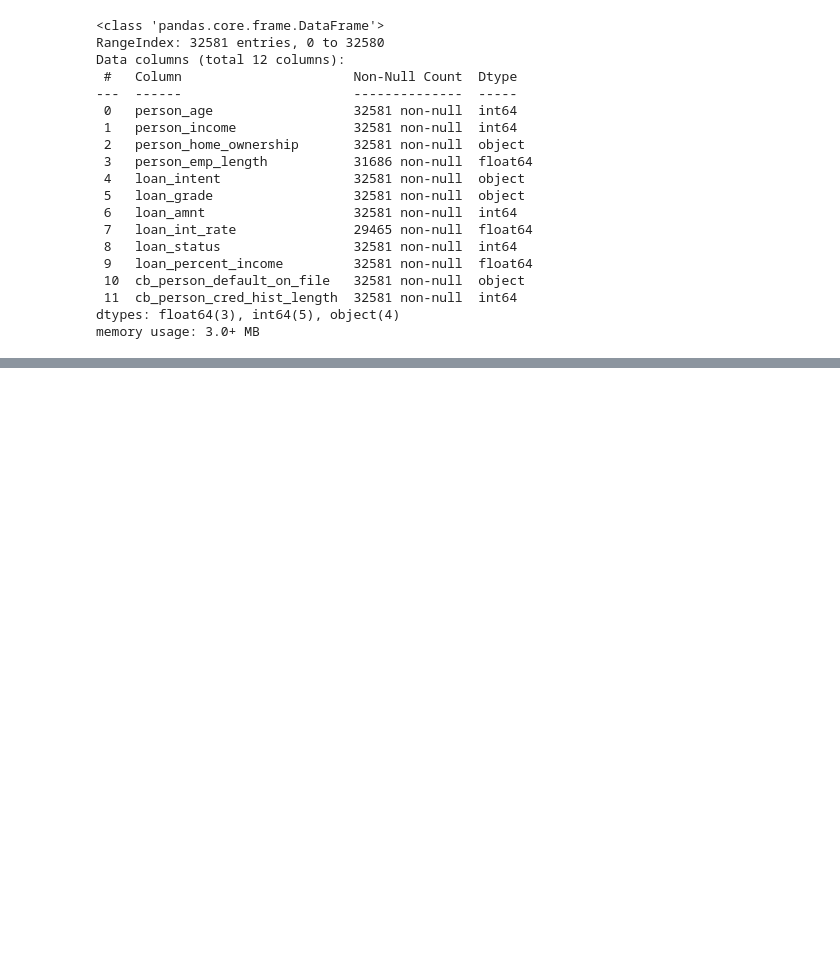
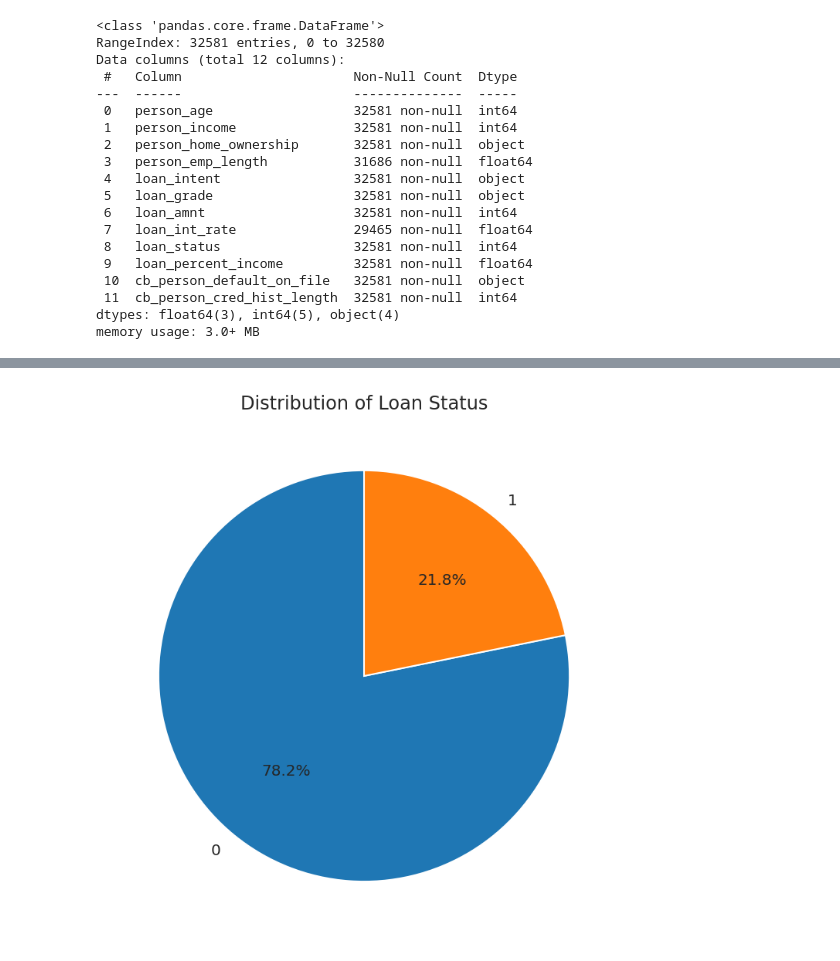
Before and after one commit to faadeola/credit-risk-ml-classification, a Jupyter notebook: credit_class_ml_performace.ipynb, the cells around one changed output, grey strips where cells are left out. Cells and saved outputs as stored; diff of their text form; code cells hidden in the pictures; blank space fills up the shorter version.

```diff
--- a/credit_class_ml_performace.ipynb
+++ b/credit_class_ml_performace.ipynb
@@ -25 +7,4 @@ import seaborn as sns
+# %%
+# Set plots properties
+sns.set_style("darkgrid")
 # %%
@@ -143,0 +122,10 @@ dtype: int64
+# %%
+# Distribution of target feature
+frequency = credit['loan_status'].value_counts()
+
+fig,ax= plt.subplots(figsize=(8,6),dpi=144)
+plt.pie(frequency.values, labels=frequency.index, autopct='%1.1f%%', startangle=90)
+plt.title('Distribution of Loan Status')
+plt.show()
+# %% [output]
+[figure, added]
```
Also changed, not shown: parts of 24 cells of this notebook.
